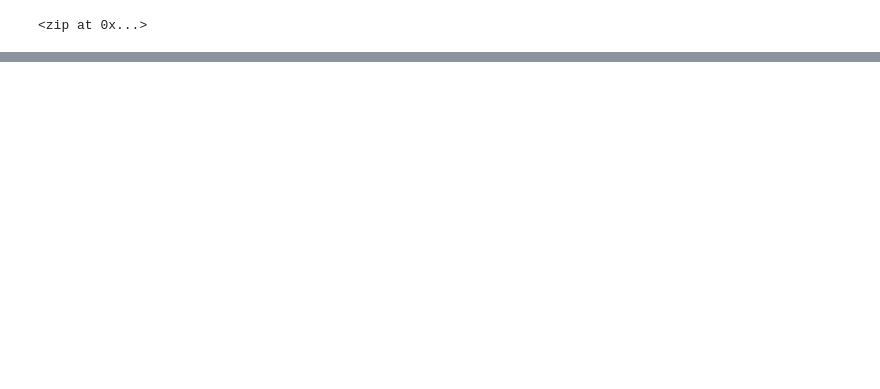
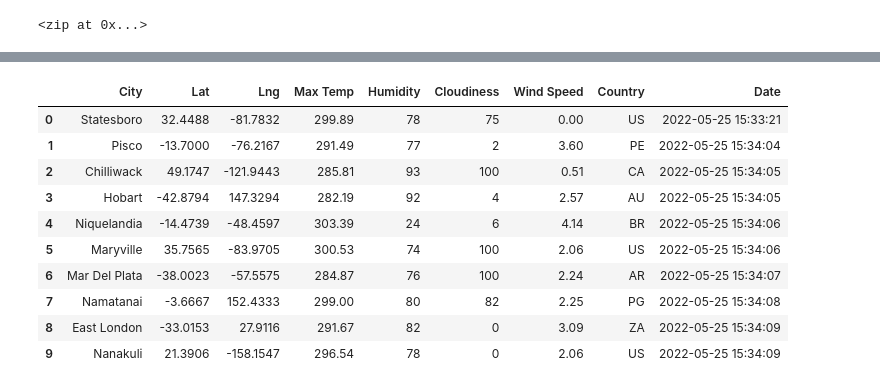
Before and after one commit to cbenitez0323/World_Weather_Analysis, a Jupyter notebook: WeatherPy.ipynb, the cells around one changed output, grey strips where cells are left out. Drawn from its saved outputs; the diff is of its cells as text; code cells hidden in the pictures; blank space fills up the shorter version.

```diff
--- a/WeatherPy.ipynb
+++ b/WeatherPy.ipynb
@@ -54,0 +151,16 @@ len(cities)
+# %%
+# Convert the array of dictionaries to a Pandas DataFrame.
+city_data_df = pd.DataFrame(city_data)
+city_data_df.head(10)
+# %% [output]
+|  | City | Lat | Lng | Max Temp | Humidity | Cloudiness | Wind Speed | Country | Date |
+| 0 | Statesboro | 32.4488 | -81.7832 | 299.89 | 78 | 75 | 0.00 | US | 2022-05-25 15:33:21 |
+| 1 | Pisco | -13.7000 | -76.2167 | 291.49 | 77 | 2 | 3.60 | PE | 2022-05-25 15:34:04 |
+| 2 | Chilliwack | 49.1747 | -121.9443 | 285.81 | 93 | 100 | 0.51 | CA | 2022-05-25 15:34:05 |
+| 3 | Hobart | -42.8794 | 147.3294 | 282.19 | 92 | 4 | 2.57 | AU | 2022-05-25 15:34:05 |
+| 4 | Niquelandia | -14.4739 | -48.4597 | 303.39 | 24 | 6 | 4.14 | BR | 2022-05-25 15:34:06 |
+| 5 | Maryville | 35.7565 | -83.9705 | 300.53 | 74 | 100 | 2.06 | US | 2022-05-25 15:34:06 |
+| 6 | Mar Del Plata | -38.0023 | -57.5575 | 284.87 | 76 | 100 | 2.24 | AR | 2022-05-25 15:34:07 |
+| 7 | Namatanai | -3.6667 | 152.4333 | 299.00 | 80 | 82 | 2.25 | PG | 2022-05-25 15:34:08 |
+| 8 | East London | -33.0153 | 27.9116 | 291.67 | 82 | 0 | 3.09 | ZA | 2022-05-25 15:34:09 |
+| 9 | Nanakuli | 21.3906 | -158.1547 | 296.54 | 78 | 0 | 2.06 | US | 2022-05-25 15:34:09 |
```
Also changed, not shown: parts of 7 cells of this notebook.
